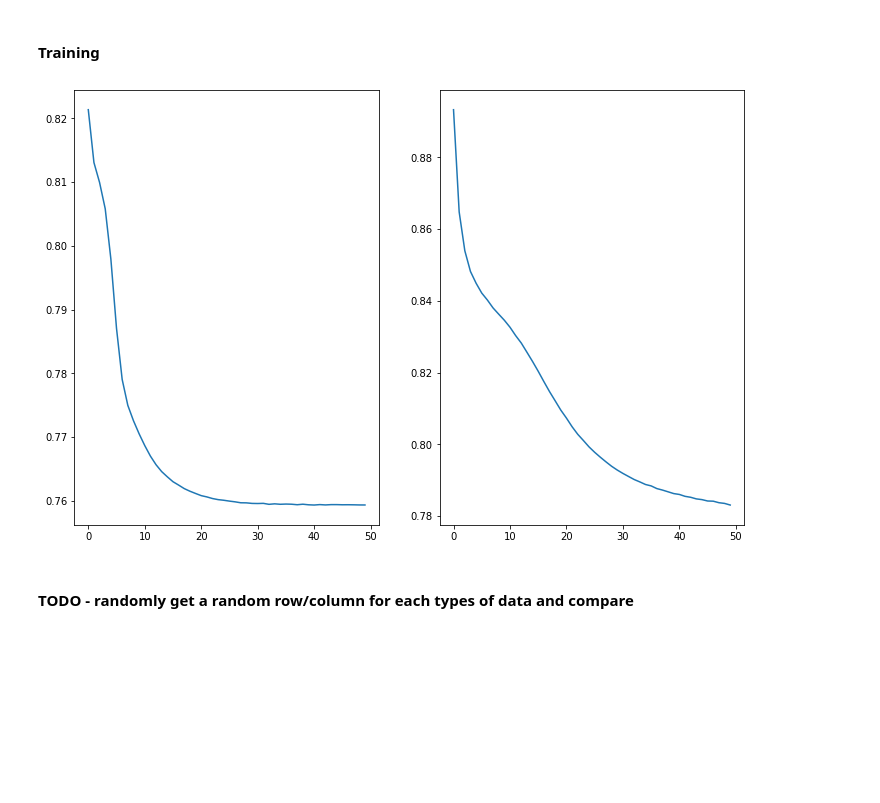
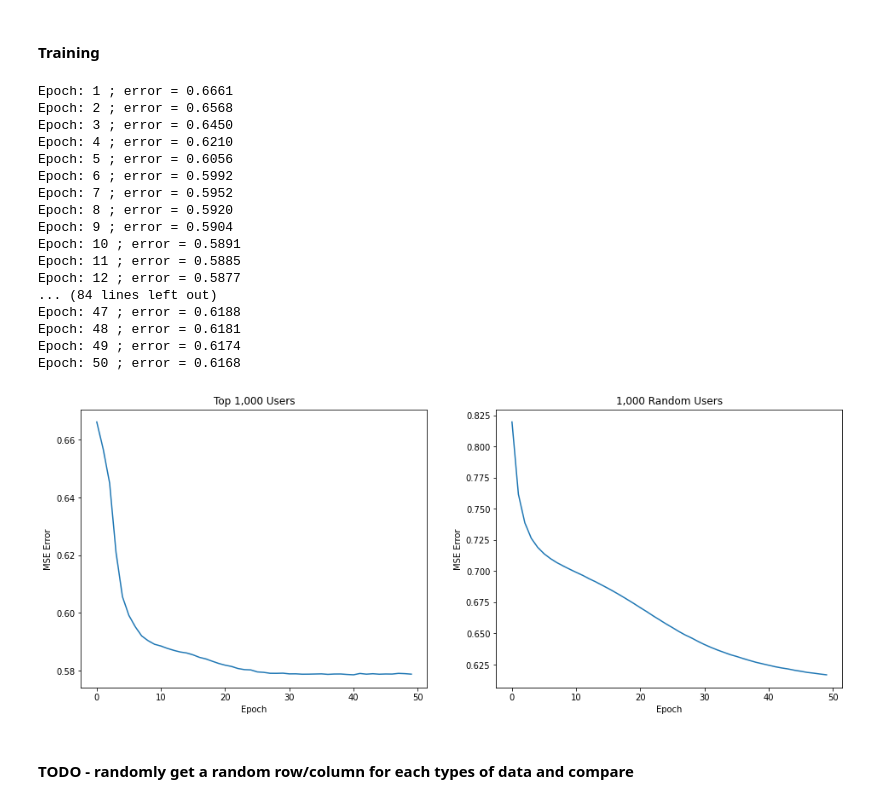
Before and after one commit to cc-visionary/Application-of-MF-and-RBM, a Jupyter notebook: Initial Experiments.ipynb, the cells around one changed output. Cells and saved outputs as stored; diff of their text form; code cells hidden in the pictures; blank space fills up the shorter version.

```diff
--- a/Initial Experiments.ipynb
+++ b/Initial Experiments.ipynb
@@ -222,13 +222,11 @@ Unique values: [0.  0.5 1.  1.5 2.  2.5 3.  3.5 4.  4.5 5. ]
 [0.5, 1, 1.5, 2] values means low ratings to be converted to 0 (labeled as bad ratings)
 [2.5, 3, 3.5, 4, 4.5, 5] values means high ratings to be converted to 1 (labeled as good ratings)
 # %%
+normalized_utility_matrices = []
 for i, um in enumerate(utility_matrices):
-#     um[um == 0] = -1
-#     um[(um >= 0) & (um < 2.5)] = 0
-#     um[um >= 2.5] = 1
-    utility_matrices[i] = um / 5
+    normalized_utility_matrices.append(um / 5)
 
-    print(np.unique(utility_matrices[i]))
+    print(np.unique(normalized_utility_matrices[i]))
 # %% [output]
 [0.  0.1 0.2 0.3 0.4 0.5 0.6 0.7 0.8 0.9 1. ]
 [0.  0.1 0.2 0.3 0.4 0.5 0.6 0.7 0.8 0.9 1. ]
@@ -243,22 +241,12 @@ from matrix_factorization import MF
 # %% [markdown]
 #### Training
 # %%
-hyperparameters = [
-    {
-        'alpha': 0.005,
-        'beta': 0.002,
-    },
-    {
-        'alpha': 0.01,
-        'beta': 0.002,
-    }
-]
 training_results = []
 predictions = []
 
 for i in range(len(utility_matrices)):
     # Initialize the Matrix Factorization model
-    mf = MF(utility_matrices[i], 2, alpha=hyperparameters[i]['alpha'], beta=hyperparameters[i]['beta'], iterations=50)
+    mf = MF(utility_matrices[i], 2, alpha=0.008, beta=0.002, iterations=50)
 
     # Trains the model
     training_result = mf.train()
@@ -268,24 +256,42 @@ for i in range(len(utility_matrices)):
 
     # Stores the results
     training_results.append(training_result)
+# %% [output]
+Epoch: 1 ; error = 0.6661
+Epoch: 2 ; error = 0.6568
+Epoch: 3 ; error = 0.6450
+Epoch: 4 ; error = 0.6210
+Epoch: 5 ; error = 0.6056
+Epoch: 6 ; error = 0.5992
+Epoch: 7 ; error = 0.5952
+Epoch: 8 ; error = 0.5920
+Epoch: 9 ; error = 0.5904
+Epoch: 10 ; error = 0.5891
+Epoch: 11 ; error = 0.5885
+Epoch: 12 ; error = 0.5877
+... (84 lines left out)
+Epoch: 47 ; error = 0.6188
+Epoch: 48 ; error = 0.6181
+Epoch: 49 ; error = 0.6174
+Epoch: 50 ; error = 0.6168
 # %%
-fig = plt.figure(figsize=(8, 12))
+fig = plt.figure(figsize=(16, 6))
 titles = ['Top 1,000 Users', '1,000 Random Users']
 
 row = 1
 col = 2
 
 for i in range(len(utility_matrices)):
     # Adds a subplot at the 1st position
     fig.add_subplot(row, col, i + 1)
     pd.Series(training_results[i]).plot(logy=False)
     plt.xlabel("Epoch")
-    plt.ylabel("RMSE Error")
+    plt.ylabel("MSE Error")
     plt.title(titles[i])
 
 plt.show()
 # %% [output]
-[figure, old version]
+[figure, new version]
 # %% [markdown]
 #### TODO - randomly get a random row/column for each types of data and compare
 # %% [markdown]
```
Also changed, not shown: parts of 1 cell of this notebook, 1 other file.
